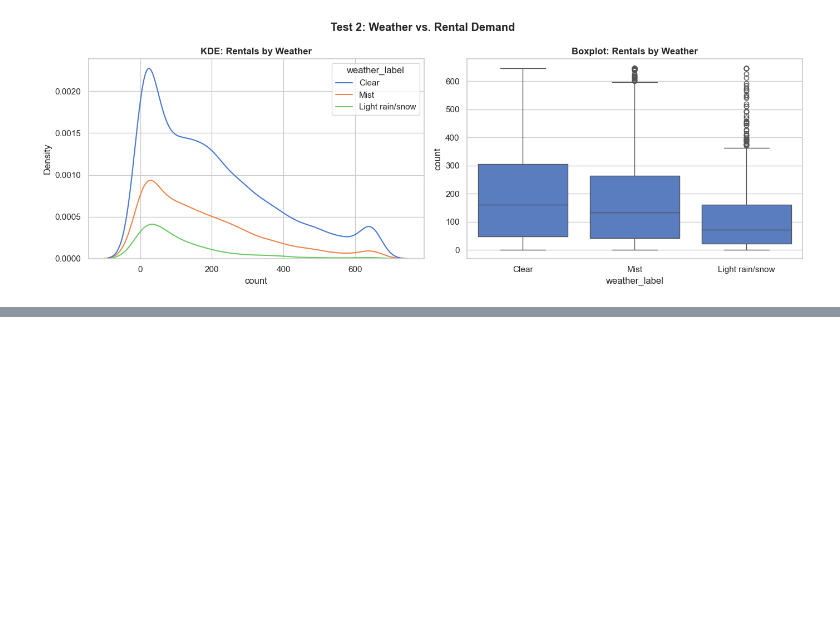
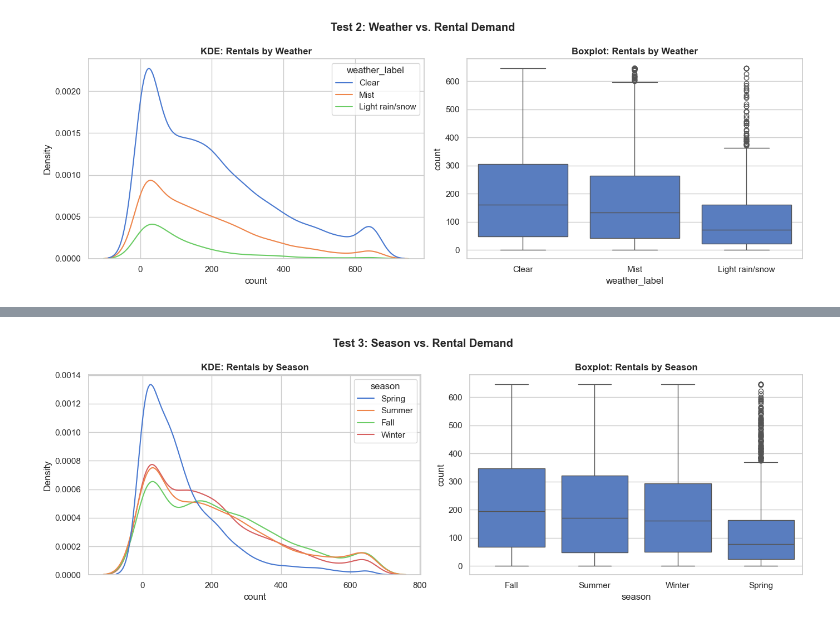
Before and after one commit to lozeva/yulu-bike-demand-analysis, a Jupyter notebook: yulu_bike_demand_analysis.ipynb, the cells around one changed output, grey strips where cells are left out. Saved outputs shown, nothing was run; the diff lists cells and outputs as text; code cells hidden in the pictures; blank space fills up the shorter version.

Commit message:
Add Section 8: Test 3 (season vs. rentals) and Test 4 (weather-season independence)

```diff
--- a/yulu_bike_demand_analysis.ipynb
+++ b/yulu_bike_demand_analysis.ipynb
@@ -823,0 +910,15 @@ plt.show()
+# %%
+fig, axes = plt.subplots(1, 2, figsize=(14, 5))
+
+sns.kdeplot(data=df_clean, x='count', hue='season', ax=axes[0])
+axes[0].set_title('KDE: Rentals by Season', fontweight='bold')
+
+order_s = df_clean.groupby('season', observed=True)['count'].median().sort_values(ascending=False).index
+sns.boxplot(data=df_clean, x='season', y='count', order=order_s, ax=axes[1])
+axes[1].set_title('Boxplot: Rentals by Season', fontweight='bold')
+
+plt.suptitle('Test 3: Season vs. Rental Demand', fontweight='bold')
+plt.tight_layout()
+plt.show()
+# %% [output]
+[figure, added]
```
Also changed, not shown: parts of 16 cells of this notebook.
